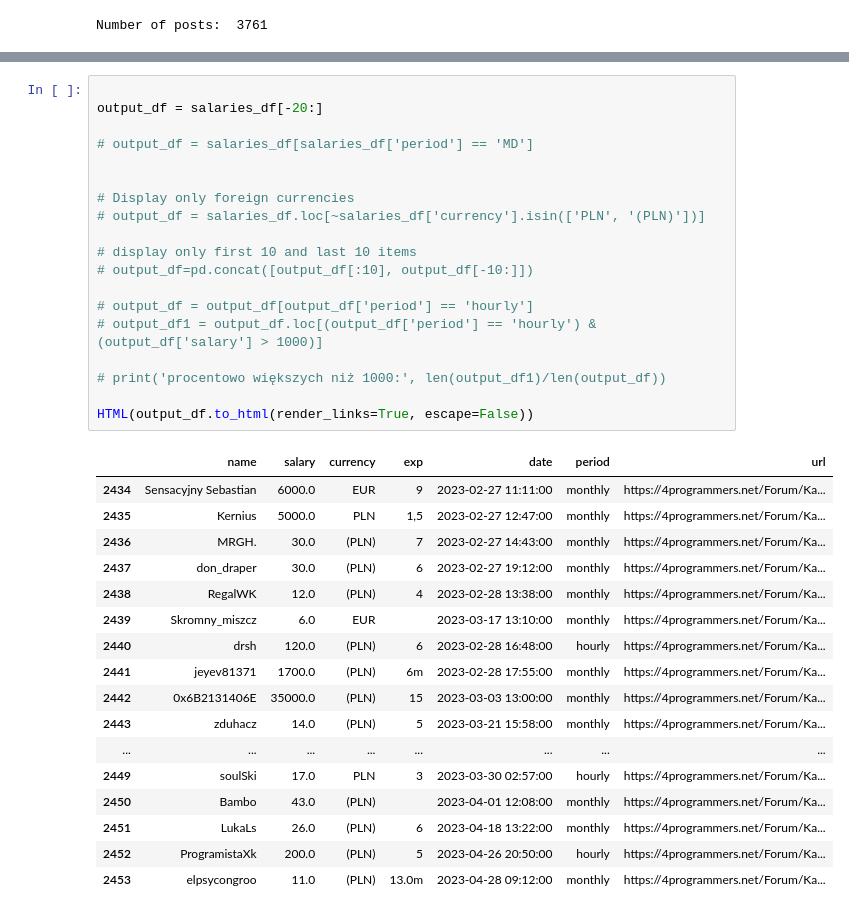
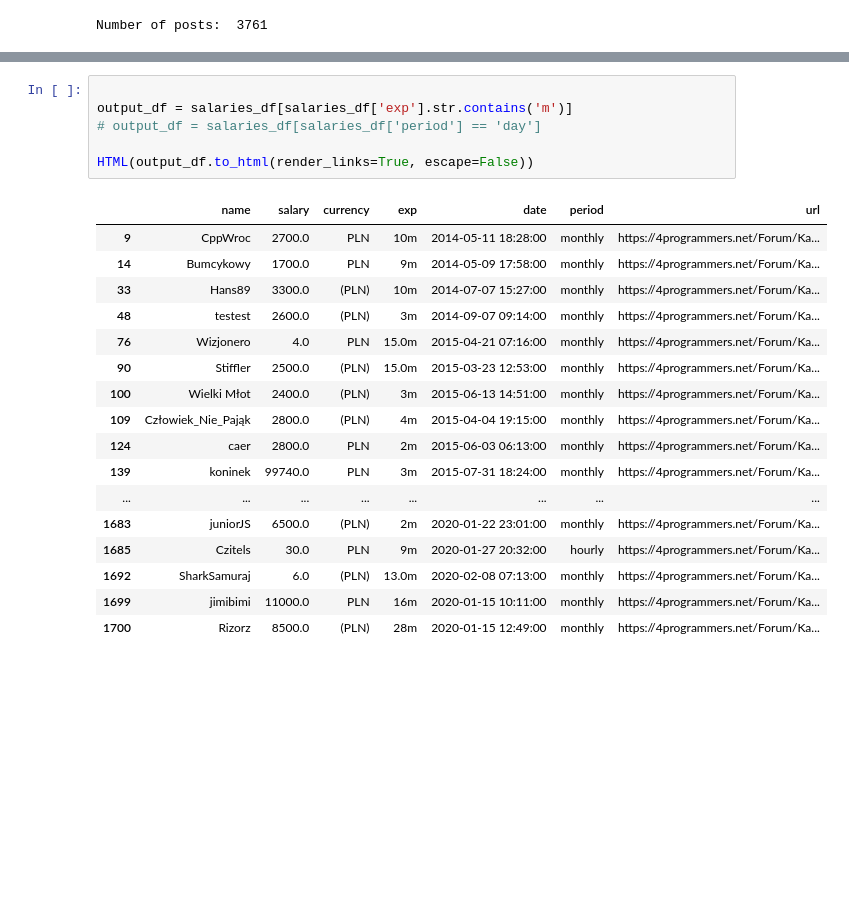
Before and after one commit to tjwnuk/salaries, a Jupyter notebook: notebooks/analysis.ipynb, the cells around one changed output, grey strips where cells are left out. Drawn from its saved outputs; the diff is of its cells as text; blank space fills up the shorter version.

```diff
--- a/notebooks/analysis.ipynb
+++ b/notebooks/analysis.ipynb
@@ -191,38 +210,25 @@ print('Processed posts: ', len(salaries_df))
 Processed posts:  2454
 # %%
 
-output_df = salaries_df[-20:]
-
-# output_df = salaries_df[salaries_df['period'] == 'MD']
-
-
-# Display only foreign currencies
-# output_df = salaries_df.loc[~salaries_df['currency'].isin(['PLN', '(PLN)'])]
-
-# display only first 10 and last 10 items
-# output_df=pd.concat([output_df[:10], output_df[-10:]])
-
-# output_df = output_df[output_df['period'] == 'hourly']
-# output_df1 = output_df.loc[(output_df['period'] == 'hourly') & (output_df['salary'] > 1000)]
-
-# print('procentowo większych niż 1000:', len(output_df1)/len(output_df))
+output_df = salaries_df[salaries_df['exp'].str.contains('m')]
+# output_df = salaries_df[salaries_df['period'] == 'day']
 
 HTML(output_df.to_html(render_links=True, escape=False))
 # %% [output]
 |  | name | salary | currency | exp | date | period | url |
-| 2434 | Sensacyjny Sebastian | 6000.0 | EUR | 9 | 2023-02-27 11:11:00 | monthly | https://4programmers.net/Forum/Ka... |
-| 2435 | Kernius | 5000.0 | PLN | 1,5 | 2023-02-27 12:47:00 | monthly | https://4programmers.net/Forum/Ka... |
-| 2436 | MRGH. | 30.0 | (PLN) | 7 | 2023-02-27 14:43:00 | monthly | https://4programmers.net/Forum/Ka... |
-| 2437 | don_draper | 30.0 | (PLN) | 6 | 2023-02-27 19:12:00 | monthly | https://4programmers.net/Forum/Ka... |
-| 2438 | RegalWK | 12.0 | (PLN) | 4 | 2023-02-28 13:38:00 | monthly | https://4programmers.net/Forum/Ka... |
-| 2439 | Skromny_miszcz | 6.0 | EUR |  | 2023-03-17 13:10:00 | monthly | https://4programmers.net/Forum/Ka... |
-| 2440 | drsh | 120.0 | (PLN) | 6 | 2023-02-28 16:48:00 | hourly | https://4programmers.net/Forum/Ka... |
-| 2441 | jeyev81371 | 1700.0 | (PLN) | 6m | 2023-02-28 17:55:00 | monthly | https://4programmers.net/Forum/Ka... |
-| 2442 | 0x6B2131406E | 35000.0 | (PLN) | 15 | 2023-03-03 13:00:00 | monthly | https://4programmers.net/Forum/Ka... |
-| 2443 | zduhacz | 14.0 | (PLN) | 5 | 2023-03-21 15:58:00 | monthly | https://4programmers.net/Forum/Ka... |
+| 9 | CppWroc | 2700.0 | PLN | 10m | 2014-05-11 18:28:00 | monthly | https://4programmers.net/Forum/Ka... |
+| 14 | Bumcykowy | 1700.0 | PLN | 9m | 2014-05-09 17:58:00 | monthly | https://4programmers.net/Forum/Ka... |
+| 33 | Hans89 | 3300.0 | (PLN) | 10m | 2014-07-07 15:27:00 | monthly | https://4programmers.net/Forum/Ka... |
+| 48 | testest | 2600.0 | (PLN) | 3m | 2014-09-07 09:14:00 | monthly | https://4programmers.net/Forum/Ka... |
+| 76 | Wizjonero | 4.0 | PLN | 15.0m | 2015-04-21 07:16:00 | monthly | https://4programmers.net/Forum/Ka... |
+| 90 | Stiffler | 2500.0 | (PLN) | 15.0m | 2015-03-23 12:53:00 | monthly | https://4programmers.net/Forum/Ka... |
+| 100 | Wielki Młot | 2400.0 | (PLN) | 3m | 2015-06-13 14:51:00 | monthly | https://4programmers.net/Forum/Ka... |
+| 109 | Człowiek_Nie_Pająk | 2800.0 | (PLN) | 4m | 2015-04-04 19:15:00 | monthly | https://4programmers.net/Forum/Ka... |
+| 124 | caer | 2800.0 | PLN | 2m | 2015-06-03 06:13:00 | monthly | https://4programmers.net/Forum/Ka... |
+| 139 | koninek | 99740.0 | PLN | 3m | 2015-07-31 18:24:00 | monthly | https://4programmers.net/Forum/Ka... |
 | ... | ... | ... | ... | ... | ... | ... | ... |
-| 2449 | soulSki | 17.0 | PLN | 3 | 2023-03-30 02:57:00 | hourly | https://4programmers.net/Forum/Ka... |
-| 2450 | Bambo | 43.0 | (PLN) |  | 2023-04-01 12:08:00 | monthly | https://4programmers.net/Forum/Ka... |
-| 2451 | LukaLs | 26.0 | (PLN) | 6 | 2023-04-18 13:22:00 | monthly | https://4programmers.net/Forum/Ka... |
-| 2452 | ProgramistaXk | 200.0 | (PLN) | 5 | 2023-04-26 20:50:00 | hourly | https://4programmers.net/Forum/Ka... |
-| 2453 | elpsycongroo | 11.0 | (PLN) | 13.0m | 2023-04-28 09:12:00 | monthly | https://4programmers.net/Forum/Ka... |
+| 1683 | juniorJS | 6500.0 | (PLN) | 2m | 2020-01-22 23:01:00 | monthly | https://4programmers.net/Forum/Ka... |
+| 1685 | Czitels | 30.0 | PLN | 9m | 2020-01-27 20:32:00 | hourly | https://4programmers.net/Forum/Ka... |
+| 1692 | SharkSamuraj | 6.0 | (PLN) | 13.0m | 2020-02-08 07:13:00 | monthly | https://4programmers.net/Forum/Ka... |
+| 1699 | jimibimi | 11000.0 | PLN | 16m | 2020-01-15 10:11:00 | monthly | https://4programmers.net/Forum/Ka... |
+| 1700 | Rizorz | 8500.0 | (PLN) | 28m | 2020-01-15 12:49:00 | monthly | https://4programmers.net/Forum/Ka... |
```
Also changed, not shown: parts of 1 cell of this notebook.
